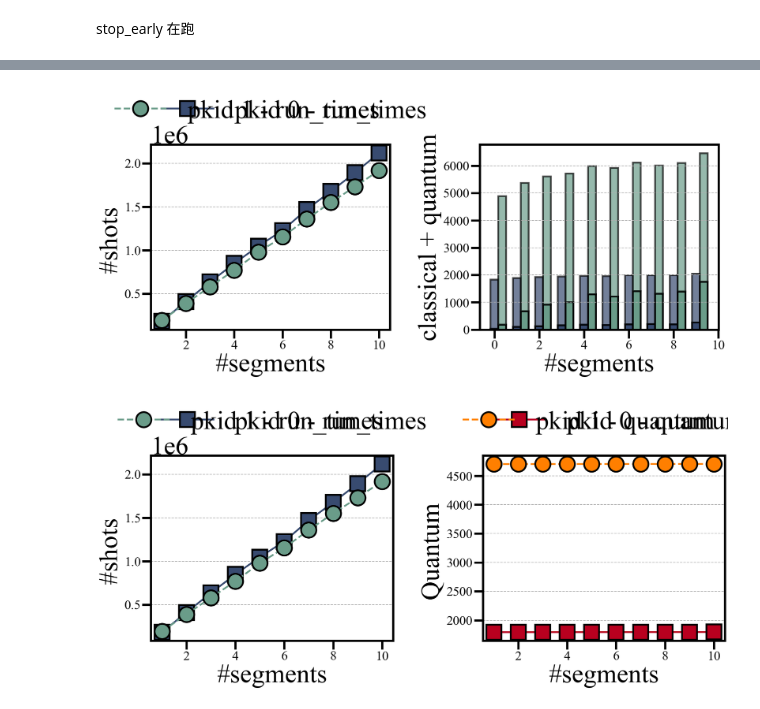
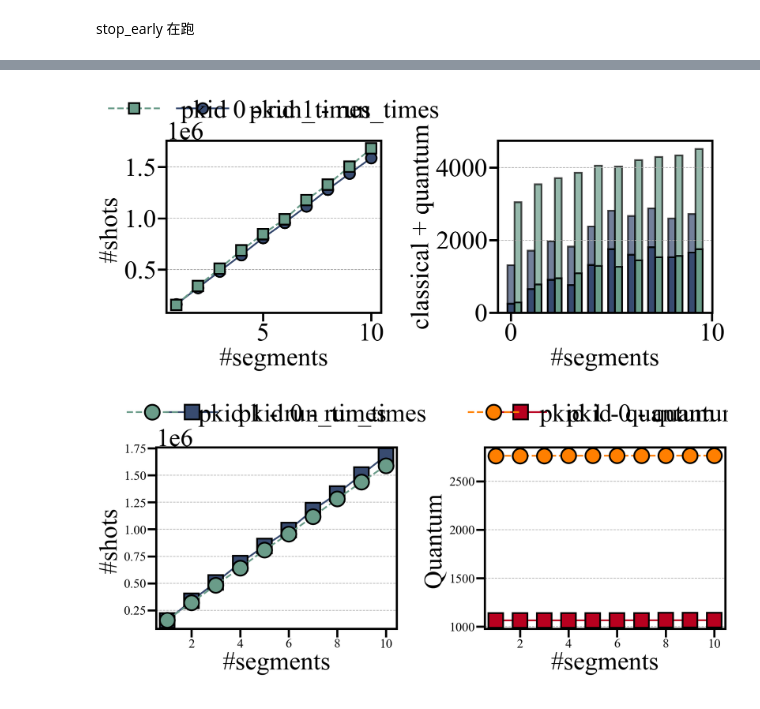
Before and after one commit to jiang7f/QTO, a Jupyter notebook: rebuttal/draw/exp5_latency_compare_by_diff_num_segments/latency.ipynb, the cells around one changed output, grey strips where cells are left out. Cells and saved outputs as stored; diff of their text form; code cells hidden in the pictures.

```diff
--- a/rebuttal/draw/exp5_latency_compare_by_diff_num_segments/latency.ipynb
+++ b/rebuttal/draw/exp5_latency_compare_by_diff_num_segments/latency.ipynb
@@ -9,7 +9,7 @@ import pandas as pd
 
 measure_latency = 1244.4444444444443
 # 读入 CSV 文件
-df = pd.read_csv('evaluate_num_segments_stop_early.csv')
+df = pd.read_csv('evaluate_num_segments_stop_early_2.csv')
 # df = pd.read_csv('evaluate_seg.csv')
 
 df = df.drop(columns=['pbid'])
@@ -110,7 +110,7 @@ mpl.rcParams.update({
     'ytick.major.width': 5,
     'ytick.minor.size': 10,
     'ytick.minor.width': 3,
-    "lines.markersize" : 35,
+    "lines.markersize" : 25,
     "lines.markeredgewidth" : 4,
     "markers.fillstyle" : 'full',
     'lines.markerfacecolor': '#f8d941',
@@ -123,7 +123,7 @@ colors_quantum = ['#B8001F', '#FF7F00']  # For quantum
 line_styles = ['-', '--']
 
 # Plot runtime on ax1
-for idx, pkid_value in enumerate([0, 1]):  # pkid 0 and pkid 1 for two different lines
+for idx, pkid_value in enumerate([1,0]):  # pkid 0 and pkid 1 for two different lines
     data = grouped_df[grouped_df['pkid'] == pkid_value]
     x = data['num_segments']
 
@@ -142,8 +142,8 @@ for idx, pkid_value in enumerate([0, 1]):  # pkid 0 and pkid 1 for two different
 ax1.grid(True, linestyle='--', linewidth=1.5, axis='y')
 ax1.set_xlabel('#segments', fontsize=60)
 ax1.set_ylabel('#shots ', fontsize=60)
-ax1.tick_params(axis='x', labelsize=30)
-ax1.tick_params(axis='y', labelsize=30)
+# ax1.tick_params(axis='x', labelsize=30)
+# ax1.tick_params(axis='y', labelsize=30)
 ax1.legend(loc='upper left', ncol=2, frameon=False, bbox_to_anchor=(0, 1.1, 1, 0.2), mode="expand", borderaxespad=0)
 
 # Plot quantum and classical on ax2 as stacked bar chart
@@ -151,36 +151,37 @@ bar_width = 0.35
 hatchs = ['//', '\\\\']  # For some texture effect if needed
 
 for idx, pkid_value in enumerate([0, 1]):
     data = grouped_df[grouped_df['pkid'] == pkid_value]
     x = np.arange(len(data['num_segments']))  # X positions for each bar
 
     y_classical = data['classcial'].to_list()
     y_quantum = data['quantum'].to_list()
 
     # Plot 'classical' as the base of the stacked bar chart (opaque)
     ax2.bar(x + idx * bar_width, y_classical, width=bar_width, color=colors_[idx], label=f'pkid {pkid_value} classical', edgecolor="black", linewidth=4)
 
     # Plot 'quantum' on top of 'classical' (with transparency)
     ax2.bar(x + idx * bar_width, y_quantum, width=bar_width, bottom=y_classical, color=colors_[idx], alpha=0.7, label=f'pkid {pkid_value} quantum', edgecolor="black", linewidth=4)
 
 # Add grid, labels, and legend to quantum and classical plot
 ax2.grid(True, linestyle='--', linewidth=1.5, axis='y')
 ax2.set_xlabel('#segments', fontsize=60)
 ax2.set_ylabel('classical + quantum', fontsize=60)
-ax2.tick_params(axis='x', labelsize=30)
-ax2.tick_params(axis='y', labelsize=30)
+# ax2.tick_params(axis='x', labelsize=30)
+
+# ax2.tick_params(axis='y', labelsize=30)
 
 # Customizing the legend
 # ax2.legend(loc='upper left', ncol=2, frameon=False, bbox_to_anchor=(0, 1.1, 1, 0.2), mode="expand", borderaxespad=0)
 
 # Save the figure
 plt.tight_layout()
 plt.savefig('runtime_quantum_separate_plots_with_stacked_bar_chart.svg', bbox_inches='tight')
 
 # Show the figure
 plt.show()
 # %% [output]
-[figure, old version]
+[figure, new version]
 # %%
 import pandas as pd
 import matplotlib.pyplot as plt
@@ -277,4 +278,4 @@ plt.savefig('runtime_quantum_separate_plots_marked_by_pkid.svg', bbox_inches='ti
 # Show the figure
 plt.show()
 # %% [output]
-[figure, old version]
+[figure, new version]
```
Also changed, not shown: parts of 1 cell of this notebook, 33 other files.
